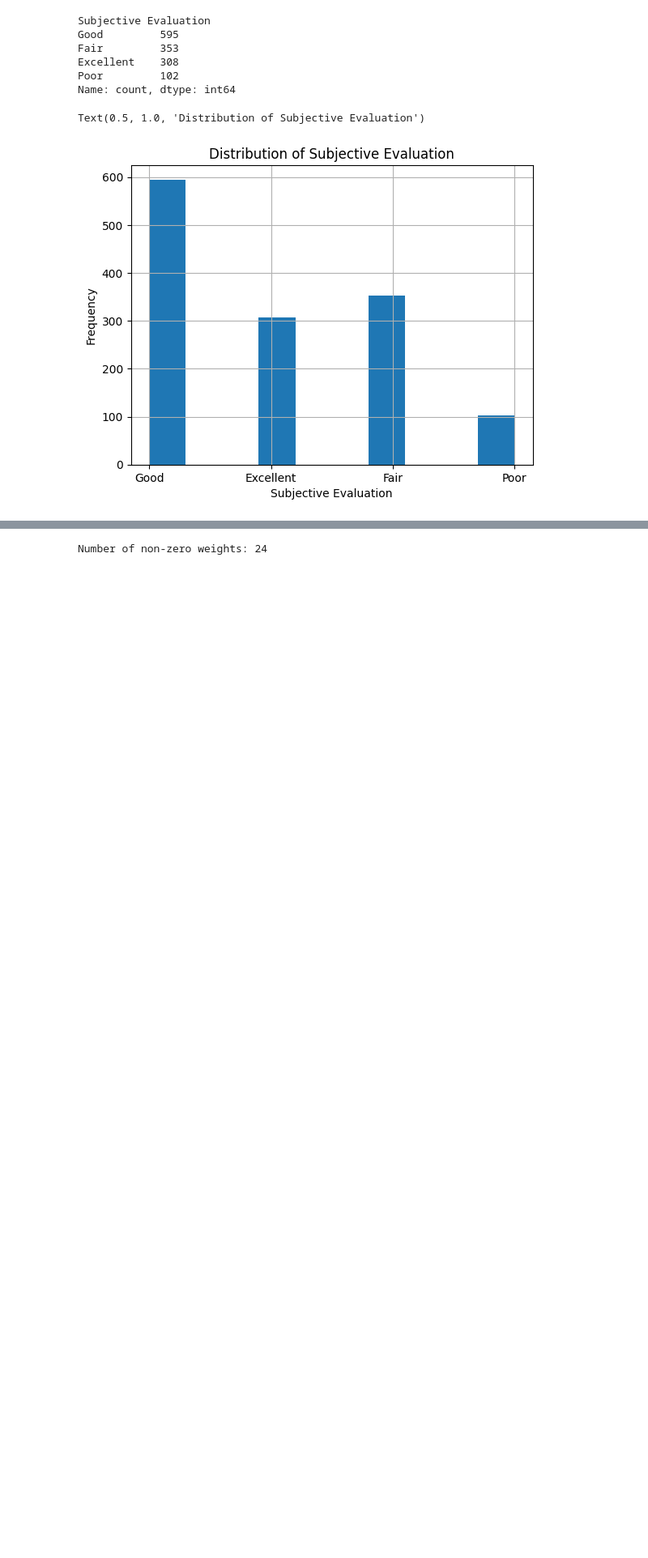
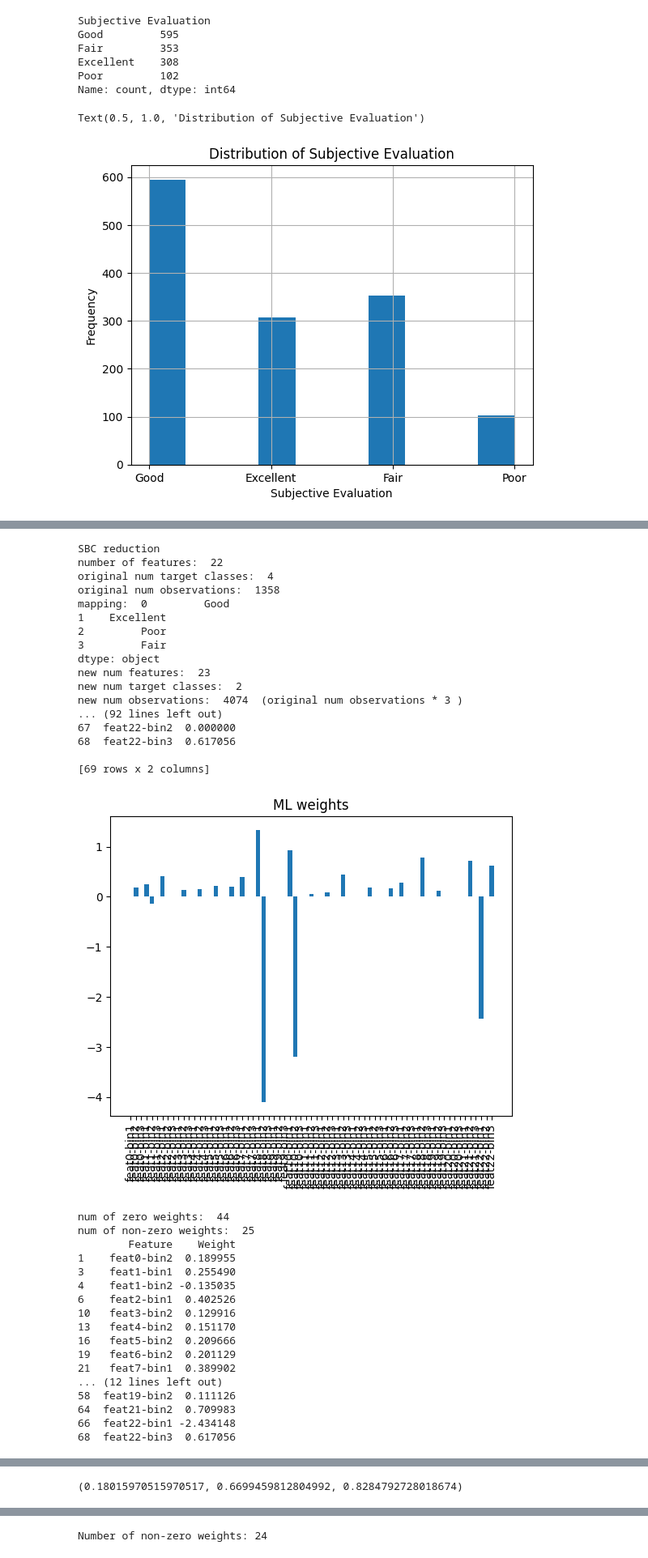
Before and after one commit to mafits/opt-ordinal-scorecards, a Jupyter notebook: test_ordinal.ipynb, the cells around one changed output, grey strips where cells are left out. Shown at 81% size. Cells and saved outputs as stored; diff of their text form; code cells hidden in the pictures; blank space fills up the shorter version.

```diff
--- a/test_ordinal.ipynb
+++ b/test_ordinal.ipynb
@@ -101,0 +103,46 @@ Number of non-zero weights: 38
+# %%
+scorecard = Scorecard()
+caim_1ook_ml_model, caim_1ook_ml_weights = scorecard.fit(aesthetic_evaluation_X, aesthetic_evaluation_objective,
+                thresholds_method='CAIM',
+                encoding_method='1_OUT_OF_K',
+                model_method='ML',
+                use_sbc=True,
+                num_nonzero_weights=None)
+
+scorecard.cross_val_score()
+# %% [output]
+SBC reduction
+number of features:  22
+original num target classes:  4
+original num observations:  1358
+mapping:  0         Good
+1    Excellent
+2         Poor
+3         Fair
+dtype: object
+new num features:  23
+new num target classes:  2
+new num observations:  4074  (original num observations * 3 )
+... (92 lines left out)
+67  feat22-bin2  0.000000
+68  feat22-bin3  0.617056
+
+[69 rows x 2 columns]
+[figure, added]
+num of zero weights:  44
+num of non-zero weights:  25
+        Feature    Weight
+1    feat0-bin2  0.189955
+3    feat1-bin1  0.255490
+4    feat1-bin2 -0.135035
+6    feat2-bin1  0.402526
+10   feat3-bin2  0.129916
+13   feat4-bin2  0.151170
+16   feat5-bin2  0.209666
+19   feat6-bin2  0.201129
+21   feat7-bin1  0.389902
+... (12 lines left out)
+58  feat19-bin2  0.111126
+64  feat21-bin2  0.709983
+66  feat22-bin1 -2.434148
+68  feat22-bin3  0.617056
@@ -102,3 +156,4 @@ Number of non-zero weights: 38
+(0.18015970515970517, 0.6699459812804992, 0.8284792728018674)
 # %%
 start_time = time.time()
 scorecard = Scorecard()
```
Also changed, not shown: parts of 11 cells of this notebook, 1 other file.
